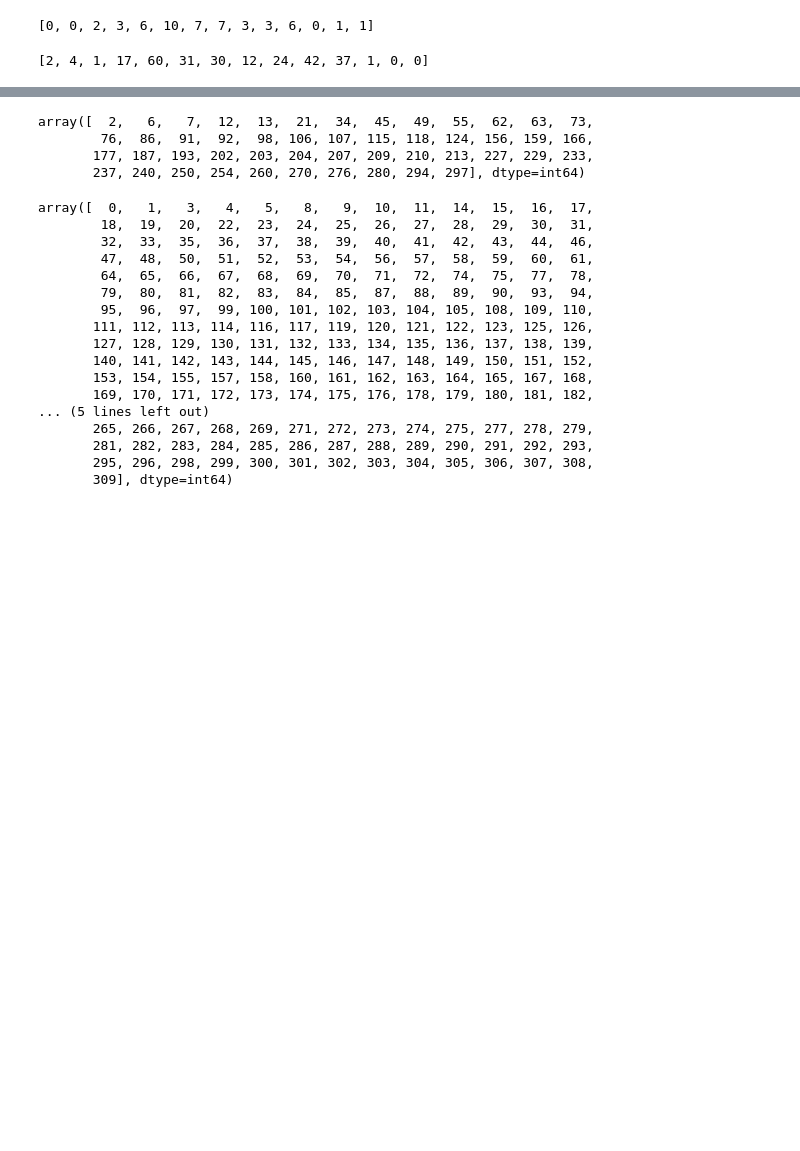
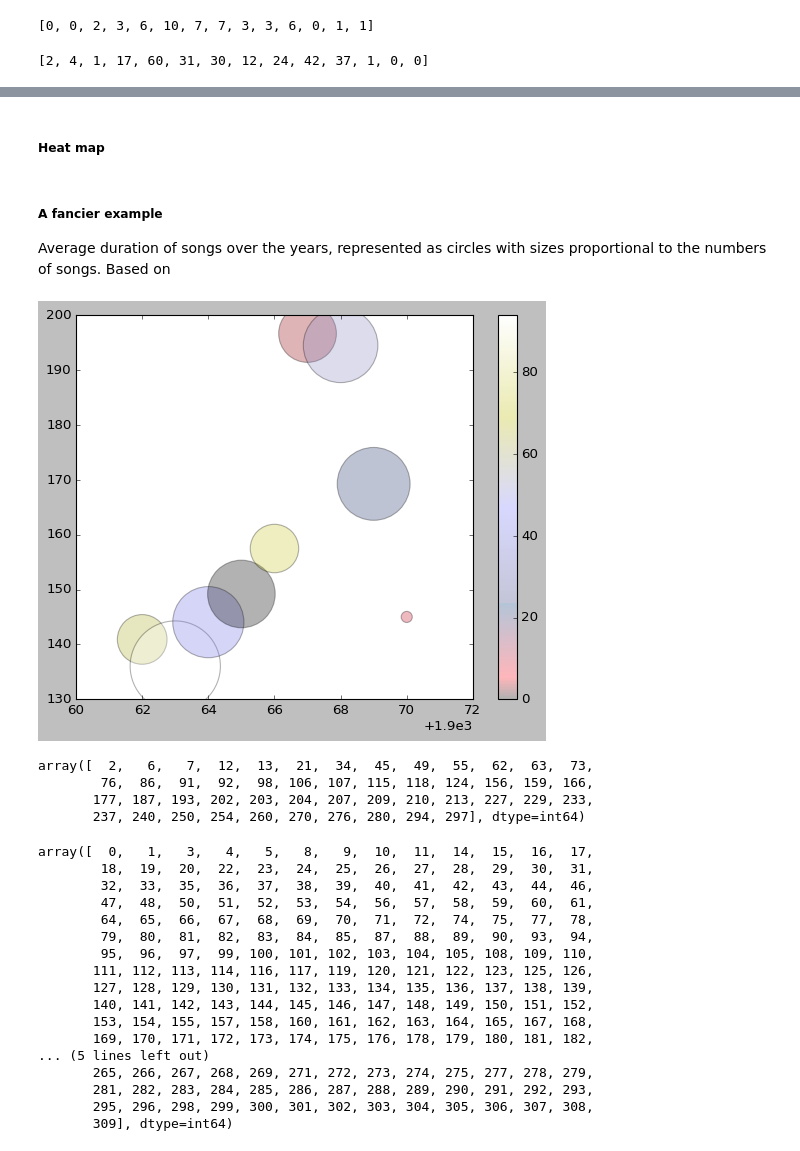
Before and after one commit to devedzic/eda, a Jupyter notebook: eda.ipynb, the cells around one changed output, grey strips where cells are left out. Drawn from its saved outputs; the diff is of its cells as text; code cells hidden in the pictures; blank space fills up the shorter version.

```diff
--- a/eda.ipynb
+++ b/eda.ipynb
@@ -852,3 +920,33 @@ display(not_in_top50)
+# %% [markdown]
+##### Heat map
+# %% [markdown]
+##### A fancier example
+Average duration of songs over the years, represented as circles with sizes proportional to the numbers of songs. Based on
+# %%
+songs = pd.read_csv('data/The Beatles songs dataset, v2, no NAs.csv')
+songs_by_year = songs.groupby('Year')
+years_1962_1970 = np.array(range(1962, 1971))
+
+avg_duration = []
+for year in years_1962_1970:
+    avg_duration.append(np.mean(songs_by_year.get_group(year)['Duration']))
+avg_duration = np.array(avg_duration)
+
+rng = np.random.RandomState(370)
+
+colors = rng.choice(100, size=len(years_1962_1970), replace=False)            # random sample, no duplicates
+# display(colors)
+
+sizes = []
+for year in years_1962_1970:
+    sizes.append(len(songs_by_year.get_group(year)) * 100)                    # sizes proportional to the numbers of songs
+
+plt.scatter(years_1962_1970, avg_duration,
+            c=colors, s=sizes, alpha=0.3,                                     # alpha: the level of transparency
+            cmap='gist_stern')                                                # cmap: a pre-defined color map
+plt.colorbar();                                                               # show color scale
+# %% [output]
+[figure, added]
 # %%
 top50_index = np.array(songs.loc[songs['Top.50.Billboard'] != -1].index)            # the songs in Top 50
 # display(top50_index)
```
Also changed, not shown: parts of 19 cells of this notebook.
